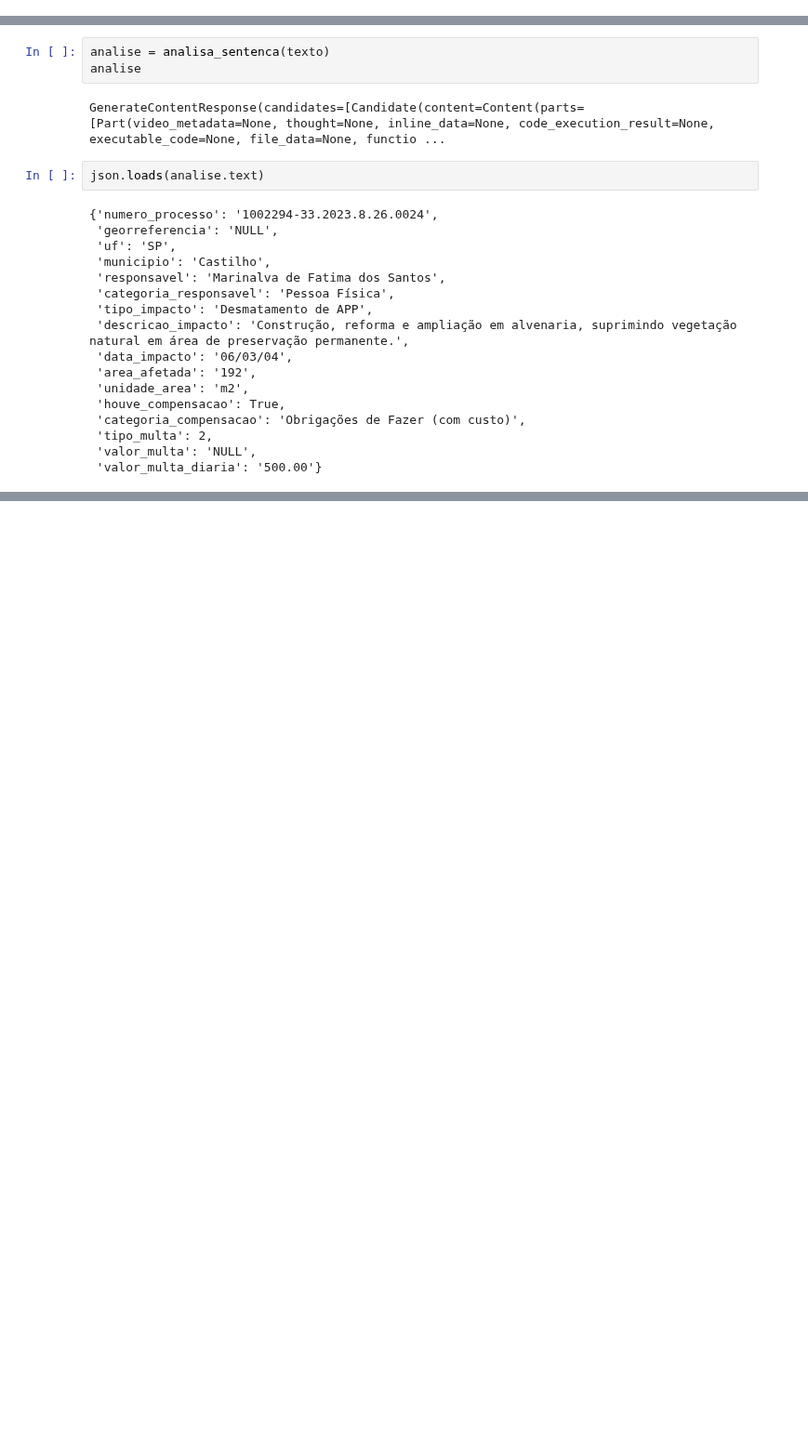
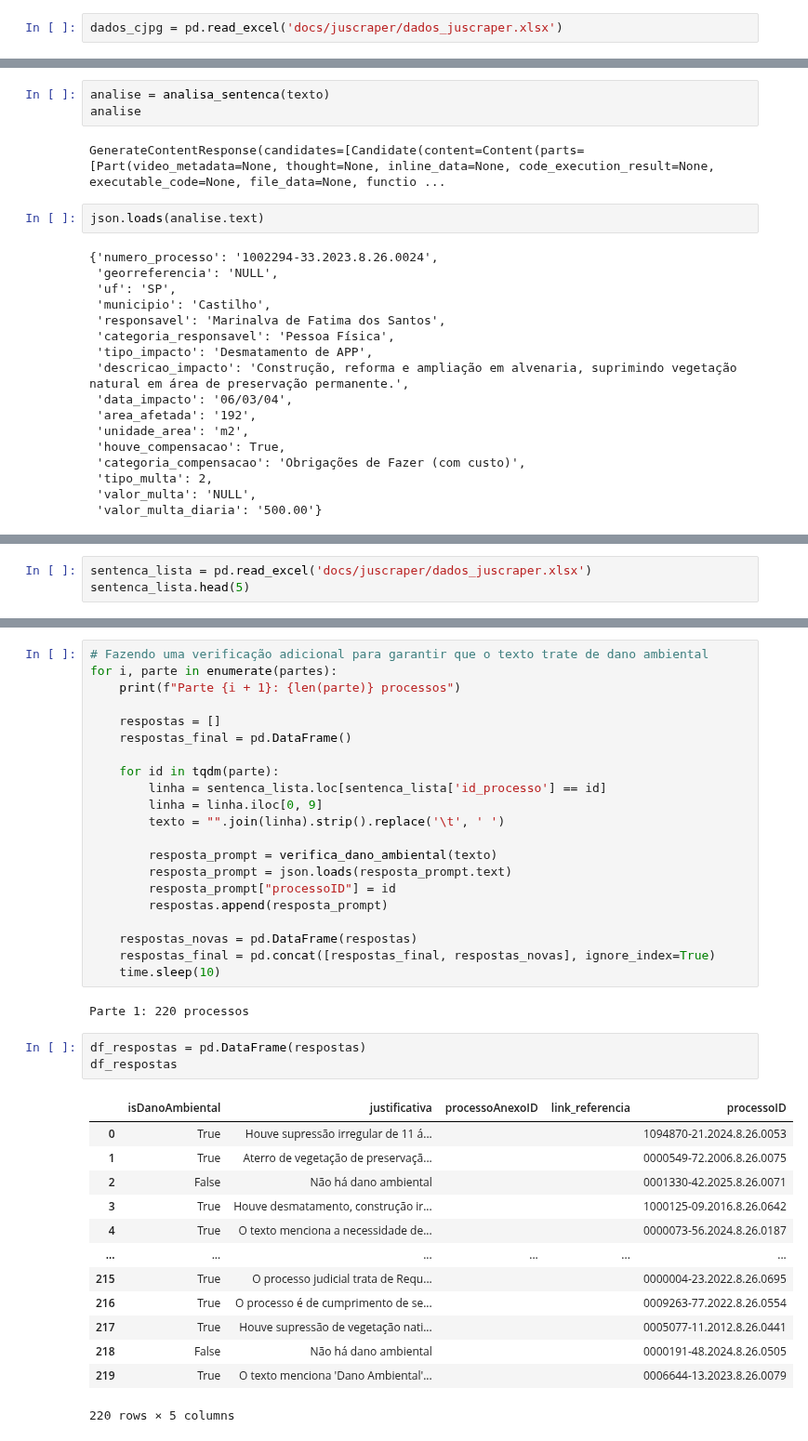
Before and after one commit to pedronery07/Projeto_InsperData_AECOM, a Jupyter notebook: juscraper.ipynb, the cells around one changed output, grey strips where cells are left out. Shown at 93% size. Cells and saved outputs as stored; diff of their text form; blank space fills up the shorter version.

Commit message:
Correções de caminho dos arquivos + Primeira amostra do juscraper feita (utilizando 3 chaves de API)

```diff
--- a/juscraper.ipynb
+++ b/juscraper.ipynb
@@ -39,3 +69,5 @@ dados_cjpg.shape
+# %%
+dados_cjpg = pd.read_excel('docs/juscraper/dados_juscraper.xlsx')
 # %%
 sentenca_lista = dados_cjpg.loc[dados_cjpg['assunto'].str.contains('dano ambiental', case=False), :].iloc[0, 9].split('\n')
 texto = "".join(sentenca_lista).strip()
@@ -186,0 +105,3 @@ json.loads(analise.text)
+# %%
+sentenca_lista = pd.read_excel('docs/juscraper/dados_juscraper.xlsx')
+sentenca_lista.head(5)
@@ -186,0 +157,40 @@ json.loads(analise.text)
+# %%
+# Fazendo uma verificação adicional para garantir que o texto trate de dano ambiental
+for i, parte in enumerate(partes):
+    print(f"Parte {i + 1}: {len(parte)} processos")
+
+    respostas = []
+    respostas_final = pd.DataFrame()
+
+    for id in tqdm(parte):
+        linha = sentenca_lista.loc[sentenca_lista['id_processo'] == id]
+        linha = linha.iloc[0, 9]
+        texto = "".join(linha).strip().replace('\t', ' ')
+
+        resposta_prompt = verifica_dano_ambiental(texto)
+        resposta_prompt = json.loads(resposta_prompt.text)
+        resposta_prompt["processoID"] = id
+        respostas.append(resposta_prompt)
+
+    respostas_novas = pd.DataFrame(respostas)
+    respostas_final = pd.concat([respostas_final, respostas_novas], ignore_index=True)
+    time.sleep(10)
+# %% [output]
+Parte 1: 220 processos
+# %%
+df_respostas = pd.DataFrame(respostas)
+df_respostas
+# %% [output]
+|  | isDanoAmbiental | justificativa | processoAnexoID | link_referencia | processoID |
+| 0 | True | Houve supressão irregular de 11 á... |  |  | 1094870-21.2024.8.26.0053 |
+| 1 | True | Aterro de vegetação de preservaçã... |  |  | 0000549-72.2006.8.26.0075 |
+| 2 | False | Não há dano ambiental |  |  | 0001330-42.2025.8.26.0071 |
+| 3 | True | Houve desmatamento, construção ir... |  |  | 1000125-09.2016.8.26.0642 |
+| 4 | True | O texto menciona a necessidade de... |  |  | 0000073-56.2024.8.26.0187 |
+| ... | ... | ... | ... | ... | ... |
+| 215 | True | O processo judicial trata de Requ... |  |  | 0000004-23.2022.8.26.0695 |
+| 216 | True | O processo é de cumprimento de se... |  |  | 0009263-77.2022.8.26.0554 |
+| 217 | True | Houve supressão de vegetação nati... |  |  | 0005077-11.2012.8.26.0441 |
+| 218 | False | Não há dano ambiental |  |  | 0000191-48.2024.8.26.0505 |
+| 219 | True | O texto menciona 'Dano Ambiental'... |  |  | 0006644-13.2023.8.26.0079 |
+220 rows × 5 columns
```
Also changed, not shown: parts of 14 cells of this notebook, 2 other files.
